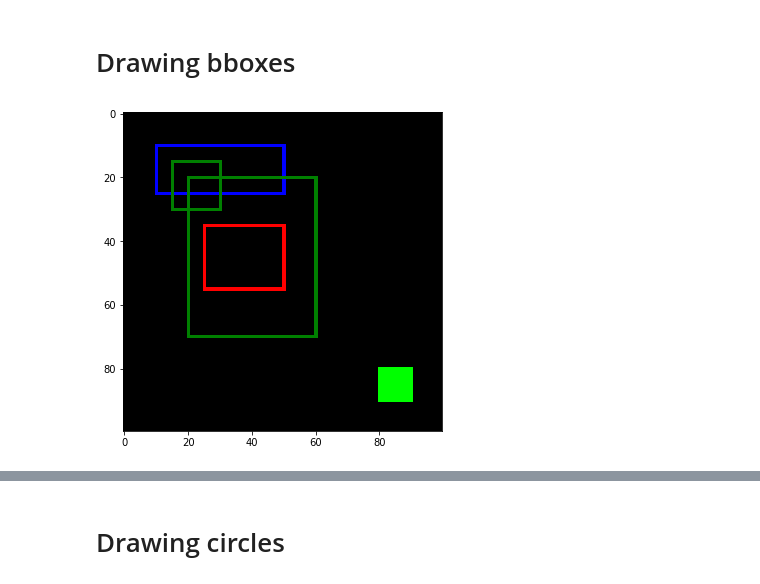
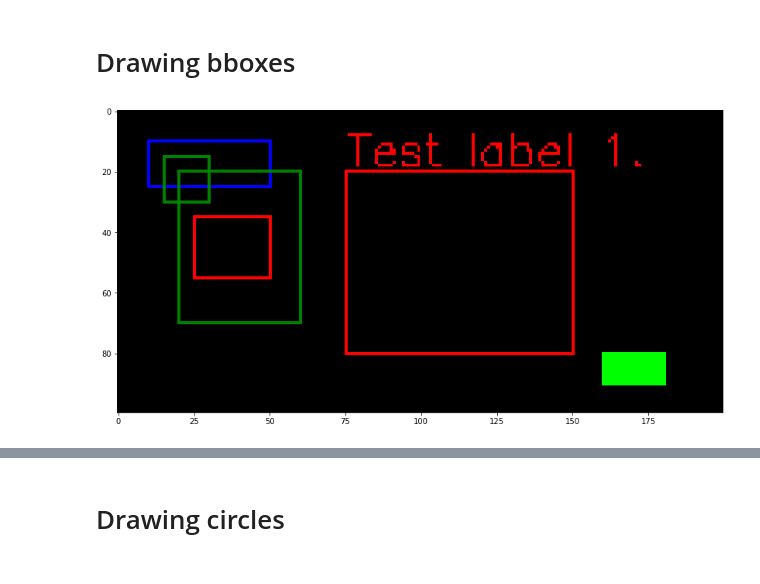
Before and after one commit to grafiszti/itb, a Jupyter notebook: notebooks/Examples drawing on images.ipynb, the cells around one changed output, grey strips where cells are left out. Drawn from its saved outputs; the diff is of its cells as text; code cells hidden in the pictures.

Commit message:
added labeling to the rectangles

```diff
--- a/notebooks/Examples drawing on images.ipynb
+++ b/notebooks/Examples drawing on images.ipynb
@@ -36,20 +37,23 @@ from itb.vis import draw
 # %% [markdown]
 # Drawing bboxes
 # %%
-img = np.zeros((100, 100, 3), dtype=np.uint8)
+img = np.zeros((100, 200, 3), dtype=np.uint8)
 
 # single rectangle
 img = add_rectangles(img, (10, 10, 50, 25), BLUE)
 
 # no default color given
 img = add_rectangles(img, [(50, 35, 25, 55)])
 
 # multtiple rectangles in one line
 img = add_rectangles(img, [(20, 20, 60, 70), [15, 15, 30, 30]], GREEN)
 
 # percentage value of a points
 img = add_rectangles(img, [(0.80, 0.80, 0.90, 0.90)], LIME, -1)
 
-draw(img, fig_size=(5, 5))
+# bbox with label
+img = add_rectangles(img, [(75, 20, 150, 80)], labels=["Test label 1."], label_text_size=0.5)
+
+draw(img, fig_size=(25, 6))
 # %% [output]
-[figure, old version]
+[figure, new version]
```
Also changed, not shown: parts of 3 cells of this notebook, 1 other file.
